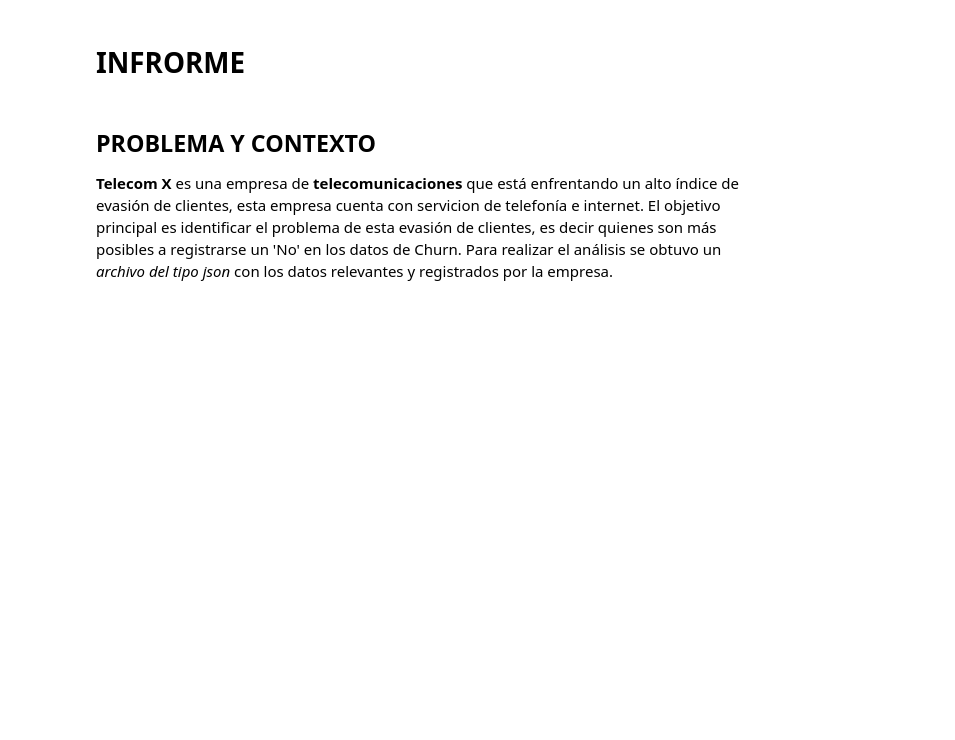
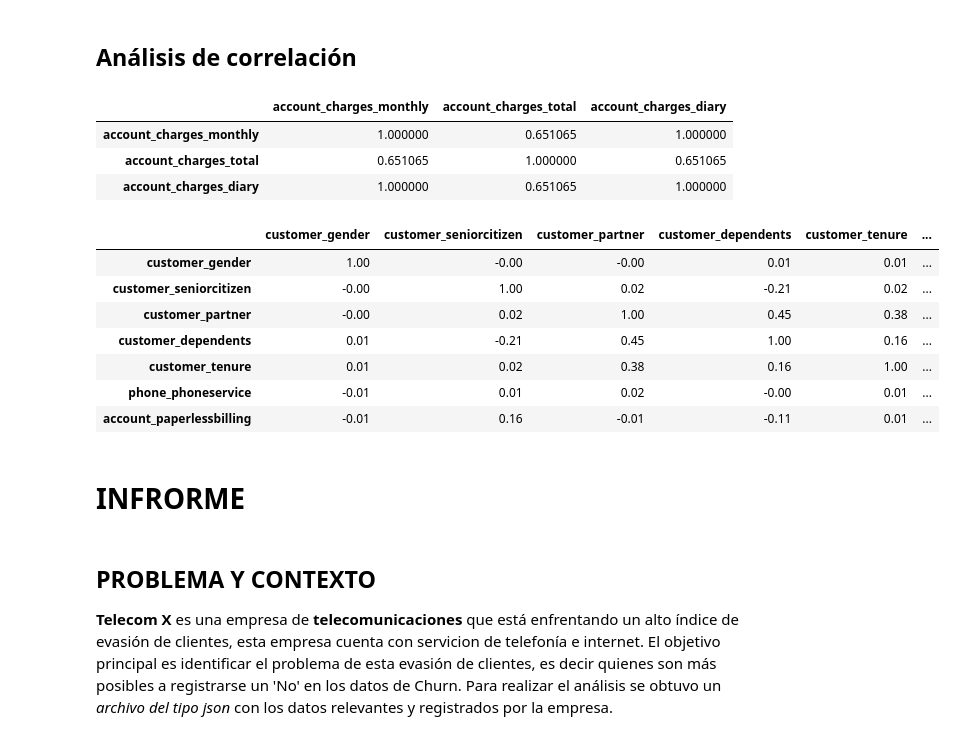
Before and after one commit to BjorkMagno/Portafolio, a Jupyter notebook: data-science/desafios/TelecomX/ChallengeTelecomX.ipynb, the cells around one changed output. Cells and saved outputs as stored; diff of their text form; code cells hidden in the pictures; blank space fills up the shorter version.

Commit message:
Analisis e correlación

```diff
--- a/data-science/desafios/TelecomX/ChallengeTelecomX.ipynb
+++ b/data-science/desafios/TelecomX/ChallengeTelecomX.ipynb
@@ -587,6 +587,31 @@ iStreamingmoviesVSchurn = graficasVariablesCategoricas(datos, 'internet_streamin
 iStreamingmoviesVSchurn.show()
 # %% [output]
 [interactive output not drawn]
+# %% [markdown]
+## Análisis de correlación
+# %%
+# Analisis de correlacion solo de los datos numericos
+numeric_datos = datos.select_dtypes(include=['float64'])
+correlacion = numeric_datos.corr()
+correlacion
+# %% [output]
+|  | account_charges_monthly | account_charges_total | account_charges_diary |
+| account_charges_monthly | 1.000000 | 0.651065 | 1.000000 |
+| account_charges_total | 0.651065 | 1.000000 | 0.651065 |
+| account_charges_diary | 1.000000 | 0.651065 | 1.000000 |
+# %%
+numeric_datos = datos.select_dtypes(include=['int64'])
+correlacion = numeric_datos.corr().round(2)
+correlacion
+# %% [output]
+|  | customer_gender | customer_seniorcitizen | customer_partner | customer_dependents | customer_tenure | ... |
+| customer_gender | 1.00 | -0.00 | -0.00 | 0.01 | 0.01 | ... |
+| customer_seniorcitizen | -0.00 | 1.00 | 0.02 | -0.21 | 0.02 | ... |
+| customer_partner | -0.00 | 0.02 | 1.00 | 0.45 | 0.38 | ... |
+| customer_dependents | 0.01 | -0.21 | 0.45 | 1.00 | 0.16 | ... |
+| customer_tenure | 0.01 | 0.02 | 0.38 | 0.16 | 1.00 | ... |
+| phone_phoneservice | -0.01 | 0.01 | 0.02 | -0.00 | 0.01 | ... |
+| account_paperlessbilling | -0.01 | 0.16 | -0.01 | -0.11 | 0.01 | ... |
 # %% [markdown]
 # INFRORME
 # %% [markdown]
```
